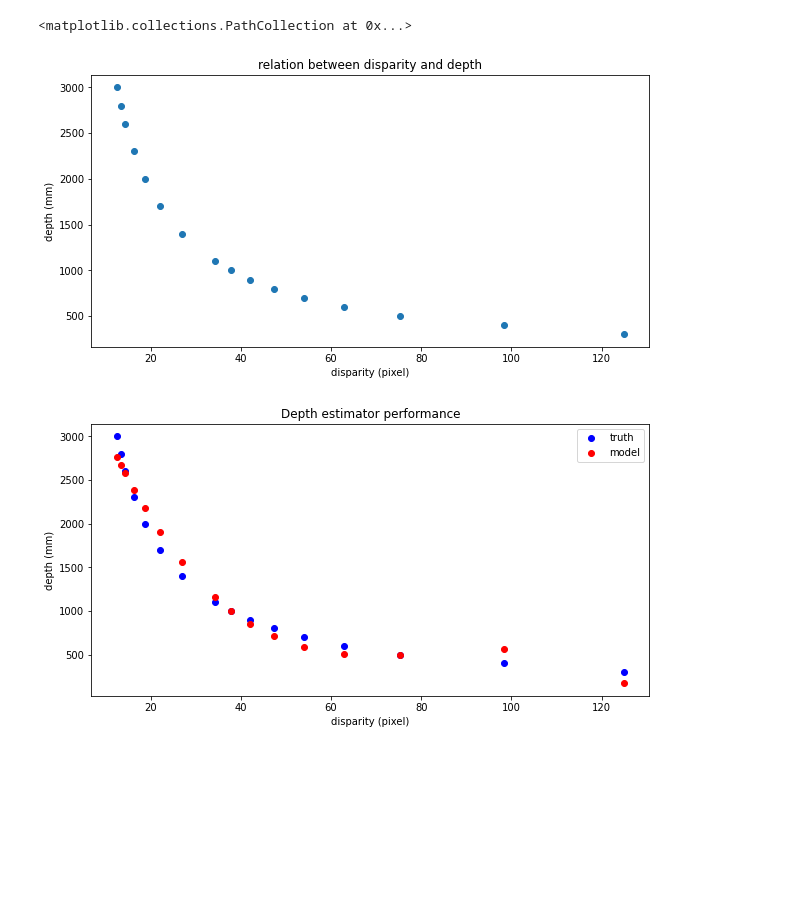
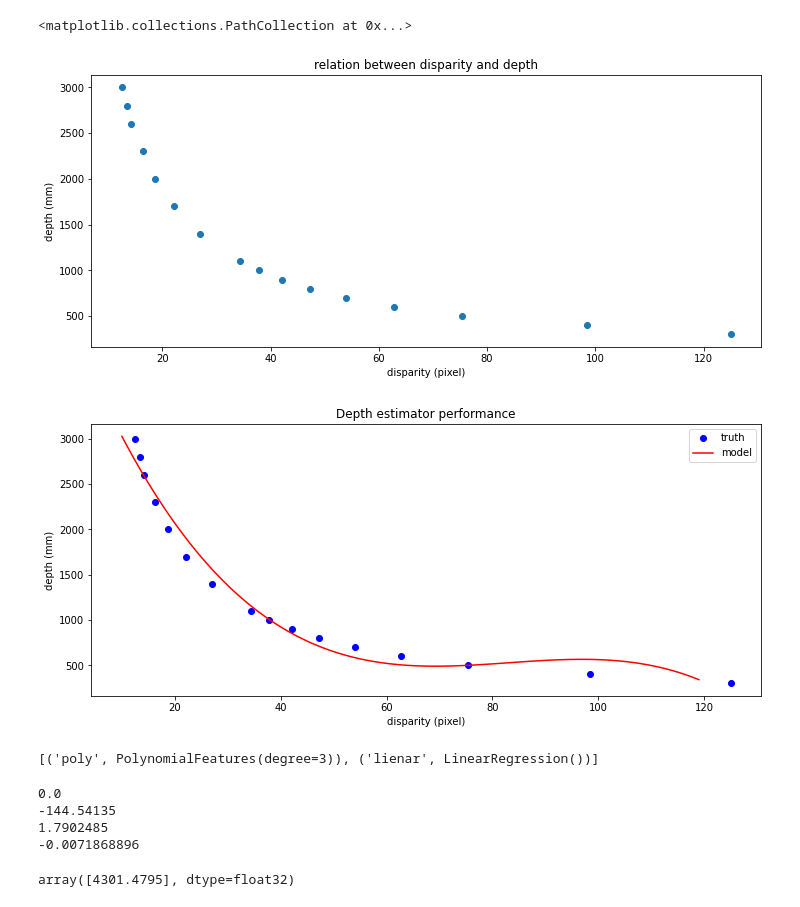
Before and after one commit to chawza/jetson-obstacle-avoidance, a Jupyter notebook: notebooks/depth regression.ipynb, the cells around one changed output. Cells and saved outputs as stored; diff of their text form; code cells hidden in the pictures; blank space fills up the shorter version.

```diff
--- a/notebooks/depth regression.ipynb
+++ b/notebooks/depth regression.ipynb
@@ -15,28 +25,48 @@ estimator.train_depth_mapping('./data/depth_map_notebook.npy')
 # %%
 mapping = np.load('./data/depth_map_notebook.npy')
 disp = [np.float32(value[0]) for value in mapping]
 depth = [np.float32(value[1]) for value in mapping]
 
-plt.figure(figsize=(10,5))
+plt.figure(figsize=(12,5))
 
 plt.ylabel('depth (mm)')
 plt.xlabel('disparity (pixel)')
 plt.title('relation between disparity and depth')
 plt.scatter(disp, depth)
 # %% [output]
 <matplotlib.collections.PathCollection at 0x...>
-[figure, old version]
+[figure, new version]
 # %%
-x = np.arange(0, 120, 3)
-y = [estimator.predict_depth(xi) for xi in disp]
+x = np.arange(10, 120, 1)
+y = [estimator.predict_depth(xi) for xi in x]
 
-plt.figure(figsize=(10,5))
+plt.figure(figsize=(12,5))
 plt.title('Depth estimator performance')
 plt.ylabel('depth (mm)')
 plt.xlabel('disparity (pixel)')
 plt.scatter(disp, depth, color='blue', label='truth')
-plt.scatter(disp, y, color='red', label='model')
+plt.plot(x, y, color='red', label='model')
 plt.legend()
 plt.show()
 # %% [output]
-[figure, old version]
+[figure, new version]
+# %%
+model = estimator.depth_prediction_model.steps
+model
+# %% [output]
+[('poly', PolynomialFeatures(degree=3)), ('lienar', LinearRegression())]
+# %%
+regresion_model = model[1][1]
+x = regresion_model.coef_
+x = x[0]
+for i in x:
+  print(i)
+# %% [output]
+0.0
+-144.54135
+1.7902485
+-0.0071868896
+# %%
+regresion_model.intercept_
+# %% [output]
+array([4301.4795], dtype=float32)
```
Also changed, not shown: parts of 1 cell of this notebook, 4 other files.
